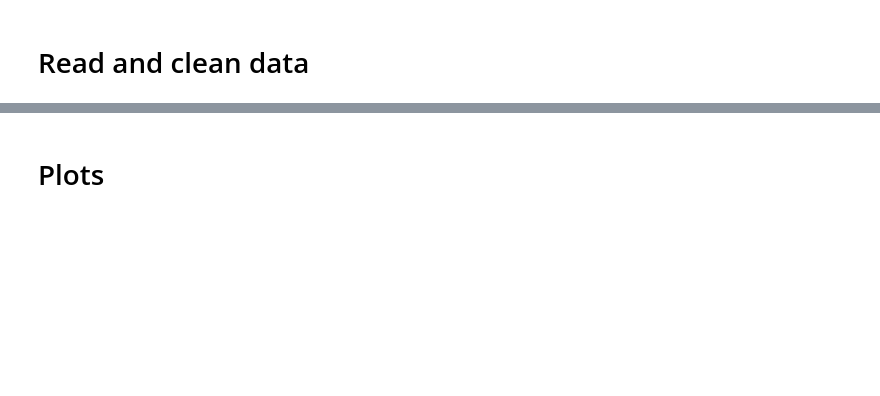
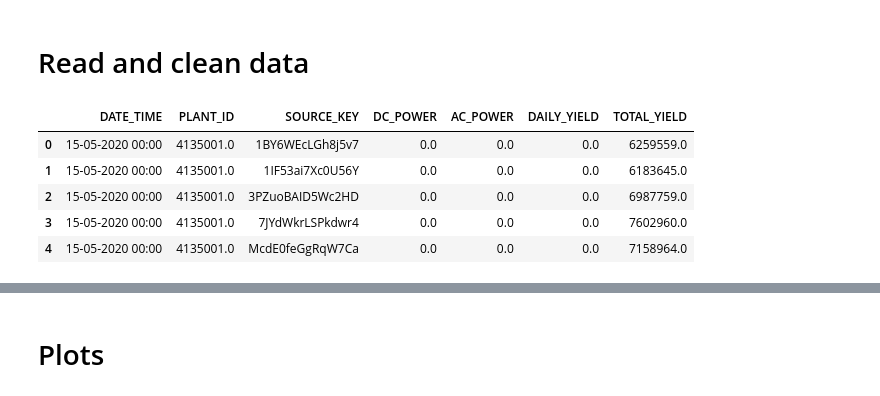
Before and after one commit to Matmozaur/IET_Lab_Python, a Jupyter notebook: lab9_pandas/Lab9.ipynb, the cells around one changed output, grey strips where cells are left out. Saved outputs shown, nothing was run; the diff lists cells and outputs as text; code cells hidden in the pictures; blank space fills up the shorter version.

```diff
--- a/lab9_pandas/Lab9.ipynb
+++ b/lab9_pandas/Lab9.ipynb
@@ -13,0 +12,9 @@ df_plant2 = pd.read_csv('Plant_2_Generation_Data.csv', index_col=[1,2,0], parse_
+# %%
+df_plant1.head()
+# %% [output]
+|  | DATE_TIME | PLANT_ID | SOURCE_KEY | DC_POWER | AC_POWER | DAILY_YIELD | TOTAL_YIELD |
+| 0 | 15-05-2020 00:00 | 4135001.0 | 1BY6WEcLGh8j5v7 | 0.0 | 0.0 | 0.0 | 6259559.0 |
+| 1 | 15-05-2020 00:00 | 4135001.0 | 1IF53ai7Xc0U56Y | 0.0 | 0.0 | 0.0 | 6183645.0 |
+| 2 | 15-05-2020 00:00 | 4135001.0 | 3PZuoBAID5Wc2HD | 0.0 | 0.0 | 0.0 | 6987759.0 |
+| 3 | 15-05-2020 00:00 | 4135001.0 | 7JYdWkrLSPkdwr4 | 0.0 | 0.0 | 0.0 | 7602960.0 |
+| 4 | 15-05-2020 00:00 | 4135001.0 | McdE0feGgRqW7Ca | 0.0 | 0.0 | 0.0 | 7158964.0 |
```
Also changed, not shown: parts of 18 cells of this notebook.
